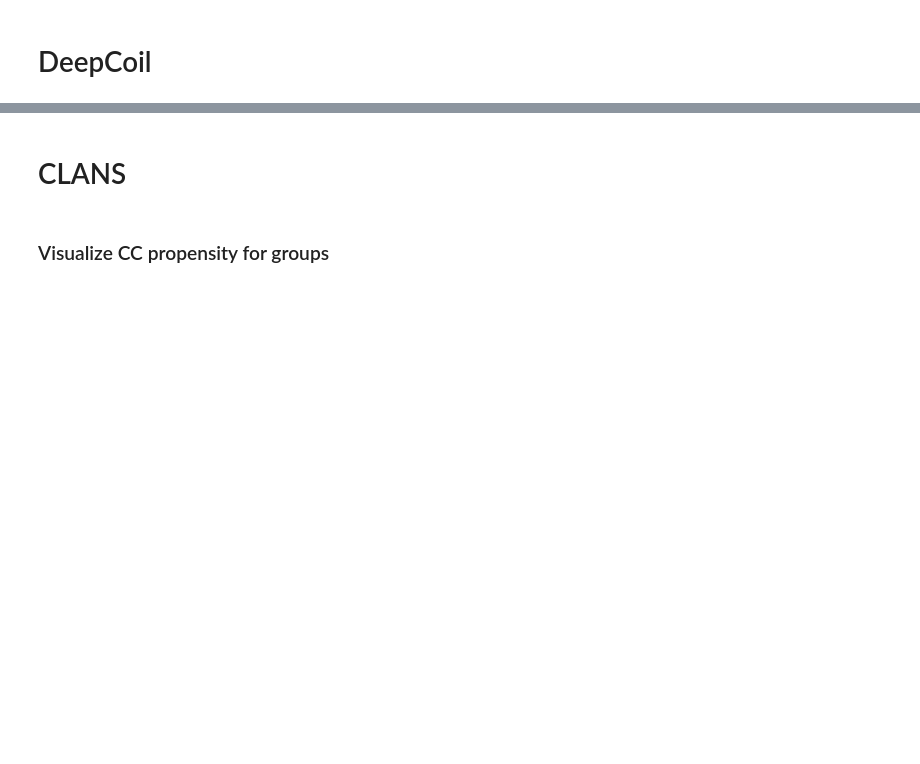
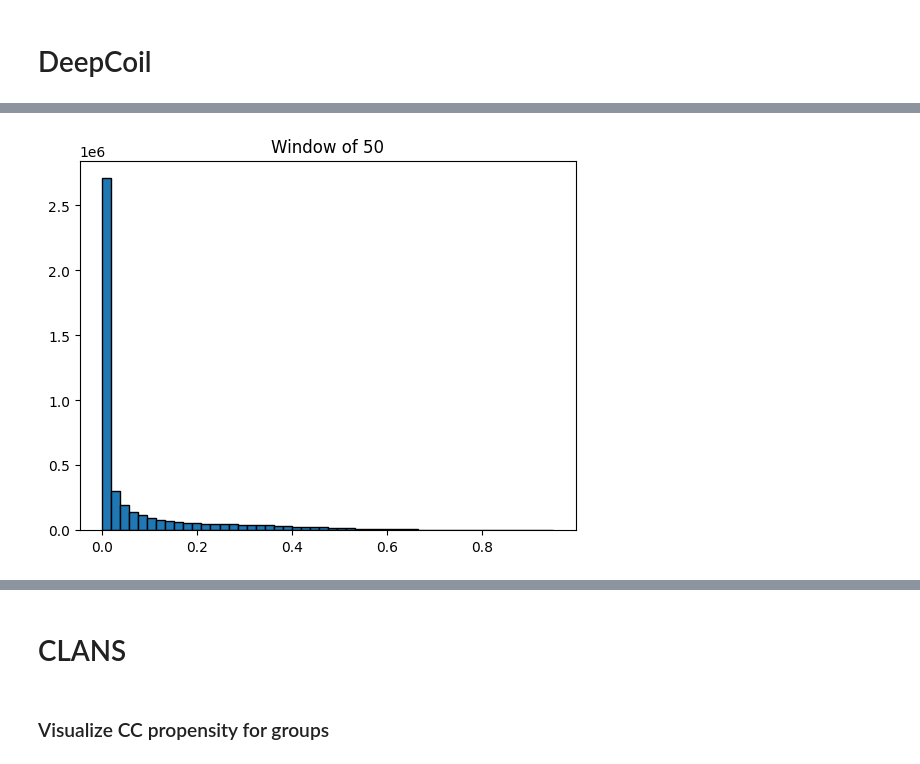
Before and after one commit to donEnno/hendecads, a Jupyter notebook: deepcoil_analysis/hendecad_prep.ipynb, the cells around one changed output, grey strips where cells are left out. Drawn from its saved outputs; the diff is of its cells as text; code cells hidden in the pictures; blank space fills up the shorter version.

```diff
--- a/deepcoil_analysis/hendecad_prep.ipynb
+++ b/deepcoil_analysis/hendecad_prep.ipynb
@@ -129,0 +185,7 @@ plt.show()
+# %%
+tmp_df.explode('cc_50')['cc_50'].hist(bins=50, edgecolor='black', grid=False)
+plt.title('Window of 50')
+plt.show()
+# Does not include sequences with length shorter than 50
+# %% [output]
+[figure, added]
```
Also changed, not shown: parts of 59 cells of this notebook, 2 other files.
